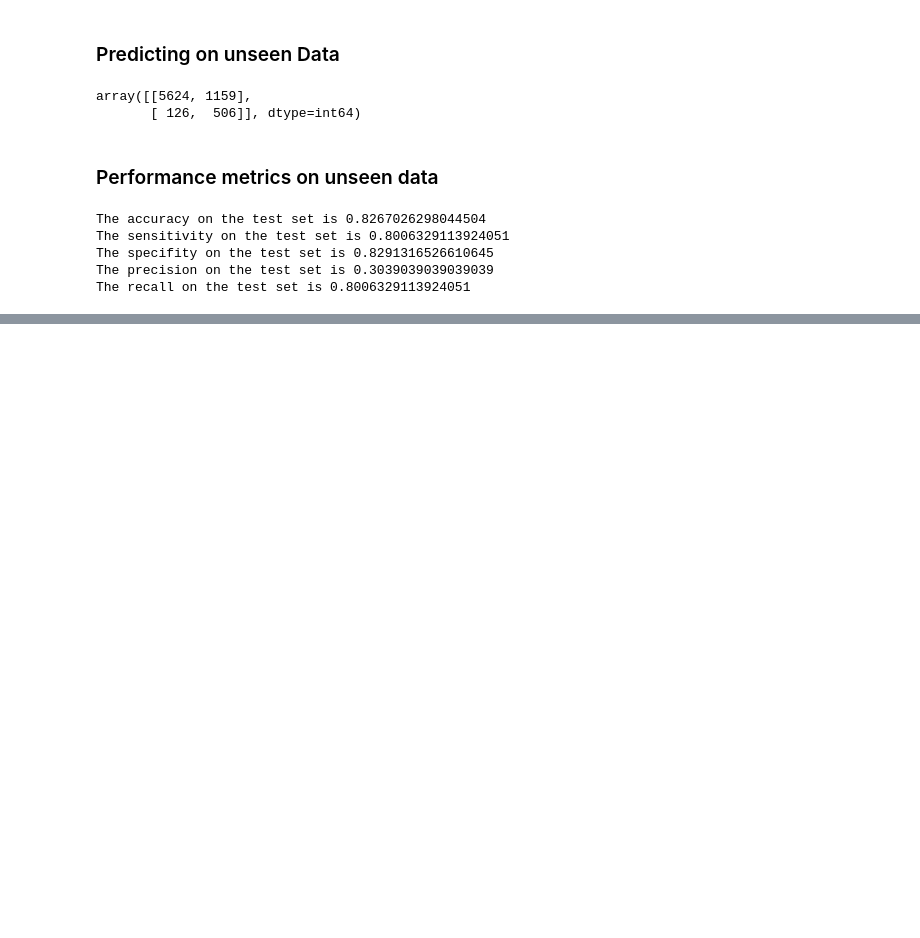
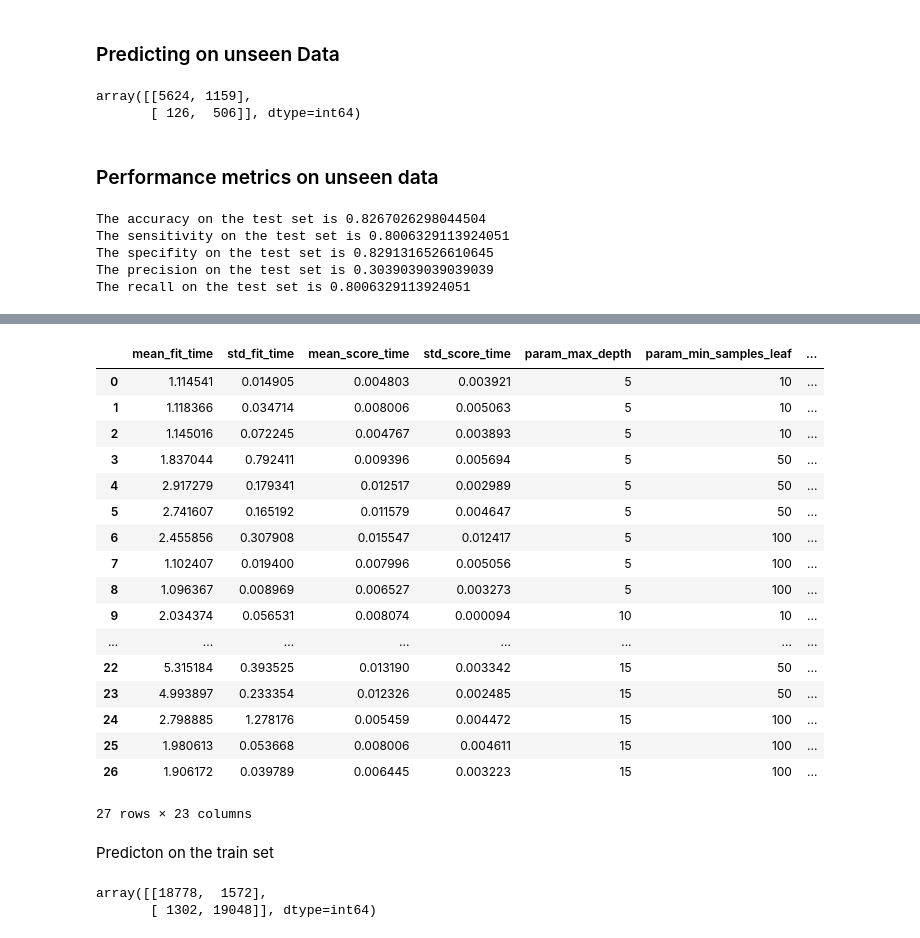
Before and after one commit to kapeesh-kaul/telecom-churn-modeling, a Jupyter notebook: notebook.ipynb, the cells around one changed output, grey strips where cells are left out. Drawn from its saved outputs; the diff is of its cells as text; code cells hidden in the pictures; blank space fills up the shorter version.

Commit message:
add: decTree

```diff
--- a/notebook.ipynb
+++ b/notebook.ipynb
@@ -496,0 +501,19 @@ The recall on the test set is 0.8006329113924051
+# %%
+# grid search for for decision tree
+
+params = {
+    'max_depth' : [5, 10, 15],
+    'min_samples_leaf' : [10, 50, 100],
+    'min_samples_split' : [10, 50, 100]
+}
+
+model_cv = GridSearchCV(
+    estimator=DecisionTreeClassifier(),
+    param_grid=params,
+    scoring='recall',
+    verbose=1,
+    cv=5,
+    return_train_score=True
+)
+
+model_cv.fit(X_train_pca, y_train)
@@ -496,0 +527,22 @@ The recall on the test set is 0.8006329113924051
+# %%
+cv_results = pd.DataFrame(model_cv.cv_results_)
+cv_results
+# %% [output]
+|  | mean_fit_time | std_fit_time | mean_score_time | std_score_time | param_max_depth | param_min_samples_leaf | ... |
+| 0 | 1.114541 | 0.014905 | 0.004803 | 0.003921 | 5 | 10 | ... |
+| 1 | 1.118366 | 0.034714 | 0.008006 | 0.005063 | 5 | 10 | ... |
+| 2 | 1.145016 | 0.072245 | 0.004767 | 0.003893 | 5 | 10 | ... |
+| 3 | 1.837044 | 0.792411 | 0.009396 | 0.005694 | 5 | 50 | ... |
+| 4 | 2.917279 | 0.179341 | 0.012517 | 0.002989 | 5 | 50 | ... |
+| 5 | 2.741607 | 0.165192 | 0.011579 | 0.004647 | 5 | 50 | ... |
+| 6 | 2.455856 | 0.307908 | 0.015547 | 0.012417 | 5 | 100 | ... |
+| 7 | 1.102407 | 0.019400 | 0.007996 | 0.005056 | 5 | 100 | ... |
+| 8 | 1.096367 | 0.008969 | 0.006527 | 0.003273 | 5 | 100 | ... |
+| 9 | 2.034374 | 0.056531 | 0.008074 | 0.000094 | 10 | 10 | ... |
+| ... | ... | ... | ... | ... | ... | ... | ... |
+| 22 | 5.315184 | 0.393525 | 0.013190 | 0.003342 | 15 | 50 | ... |
+| 23 | 4.993897 | 0.233354 | 0.012326 | 0.002485 | 15 | 50 | ... |
+| 24 | 2.798885 | 1.278176 | 0.005459 | 0.004472 | 15 | 100 | ... |
+| 25 | 1.980613 | 0.053668 | 0.008006 | 0.004611 | 15 | 100 | ... |
+| 26 | 1.906172 | 0.039789 | 0.006445 | 0.003223 | 15 | 100 | ... |
+27 rows × 23 columns
@@ -496,0 +551,2 @@ The recall on the test set is 0.8006329113924051
+# %% [markdown]
+Predicton on the train set
@@ -496,0 +557,7 @@ The recall on the test set is 0.8006329113924051
+# %%
+#printing the confusion matrix
+
+confusion
+# %% [output]
+array([[18778,  1572],
+       [ 1302, 19048]], dtype=int64)
```
Also changed, not shown: parts of 15 cells of this notebook.
